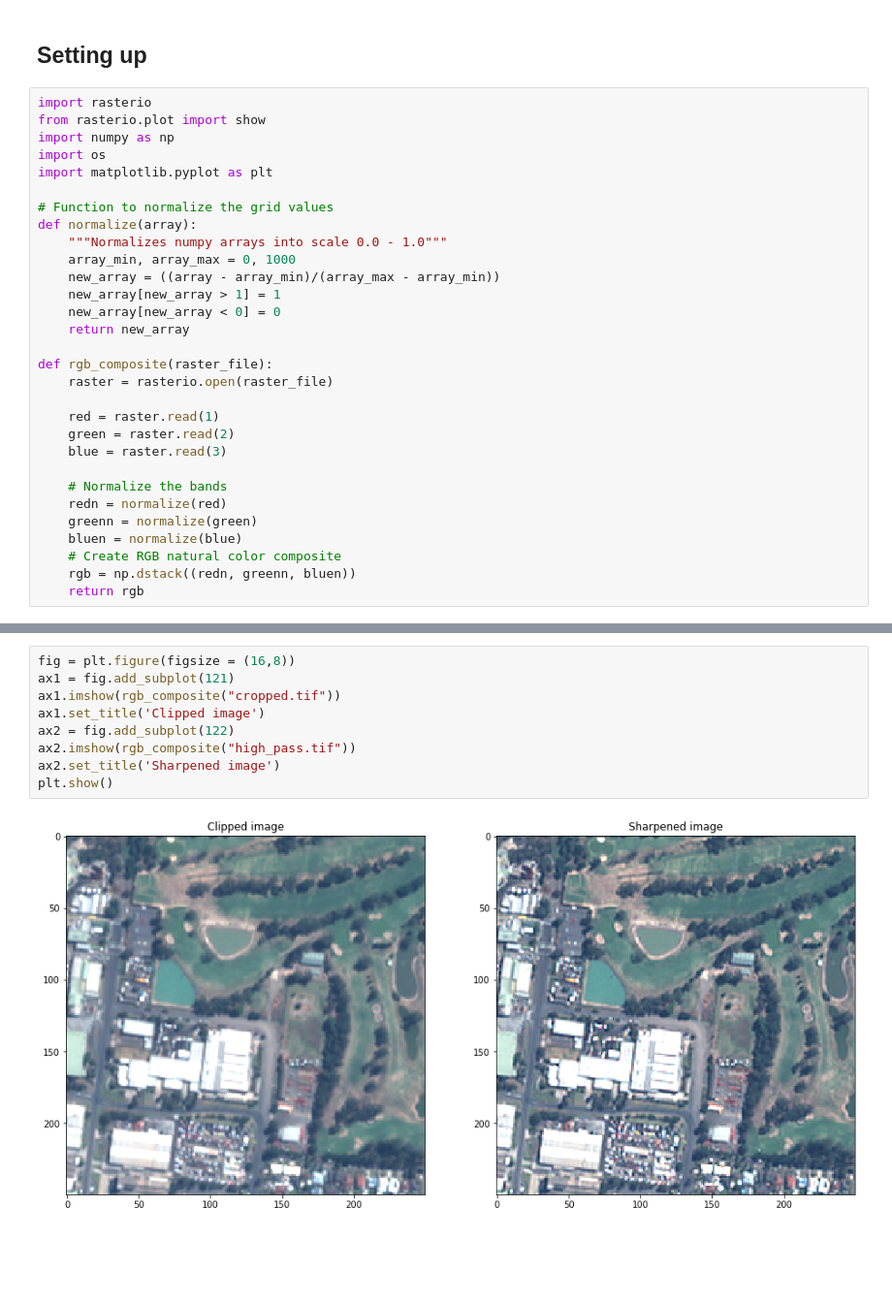
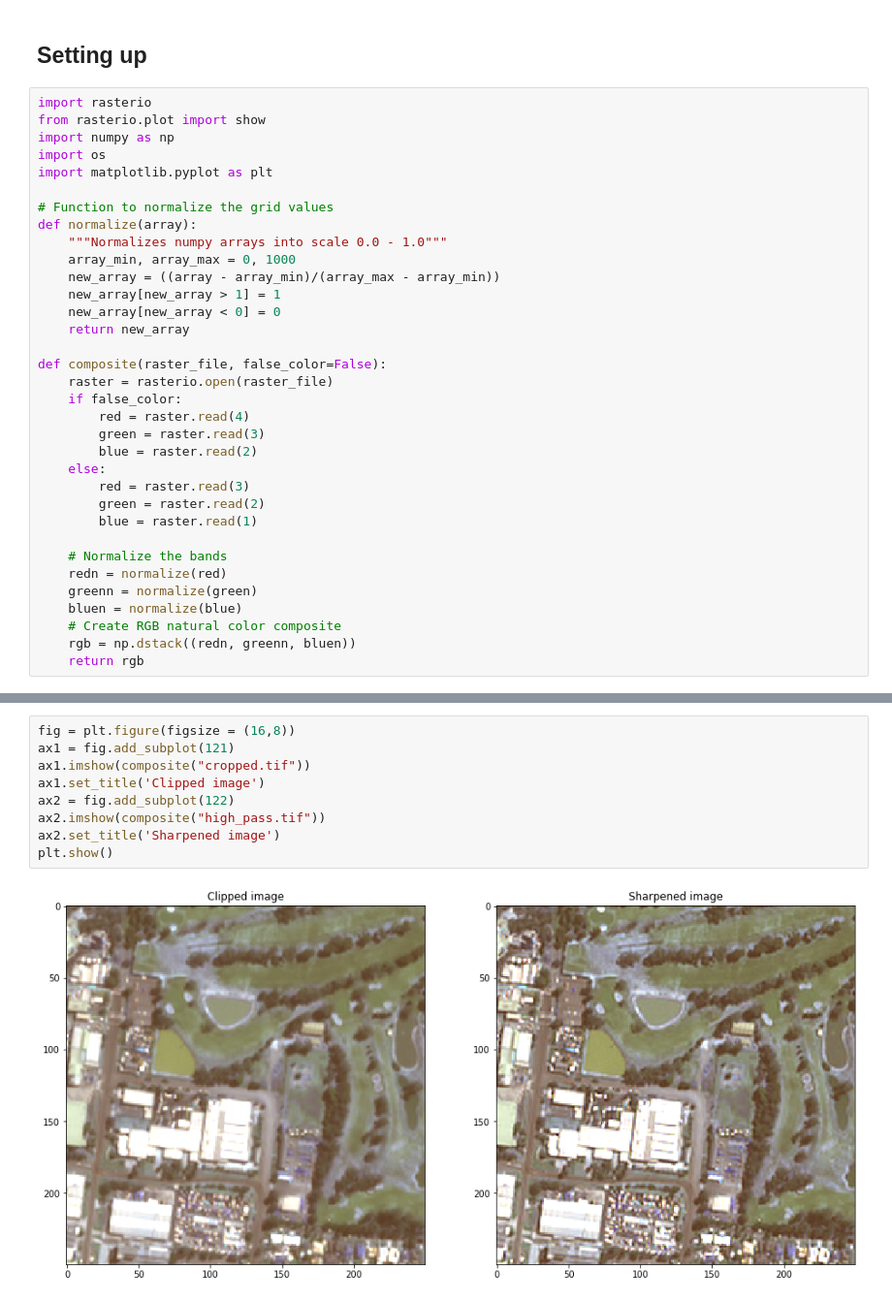
Before and after one commit to rodrigoalmeida94/clip_and_sharpen, a Jupyter notebook: notebooks/visualization.ipynb, the cells around one changed output, grey strips where cells are left out. Shown at 97% size. Saved outputs shown, nothing was run; the diff lists cells and outputs as text; blank space fills up the shorter version.

Commit message:
Add false color composite

```diff
--- a/notebooks/visualization.ipynb
+++ b/notebooks/visualization.ipynb
@@ -18,12 +18,16 @@ def normalize(array):
     new_array[new_array < 0] = 0
     return new_array
 
-def rgb_composite(raster_file):
+def composite(raster_file, false_color=False):
     raster = rasterio.open(raster_file)
-
-    red = raster.read(1)
-    green = raster.read(2)
-    blue = raster.read(3)
+    if false_color:
+        red = raster.read(4)
+        green = raster.read(3)
+        blue = raster.read(2)
+    else:
+        red = raster.read(3)
+        green = raster.read(2)
+        blue = raster.read(1)
 
     # Normalize the bands
     redn = normalize(red)
@@ -37,11 +41,11 @@ def rgb_composite(raster_file):
 # %%
 fig = plt.figure(figsize = (16,8))
 ax1 = fig.add_subplot(121)
-ax1.imshow(rgb_composite("cropped.tif"))
+ax1.imshow(composite("cropped.tif"))
 ax1.set_title('Clipped image')
 ax2 = fig.add_subplot(122)
-ax2.imshow(rgb_composite("high_pass.tif"))
+ax2.imshow(composite("high_pass.tif"))
 ax2.set_title('Sharpened image')
 plt.show()
 # %% [output]
-[figure, old version]
+[figure, new version]
```
Also changed, not shown: parts of 4 cells of this notebook.
